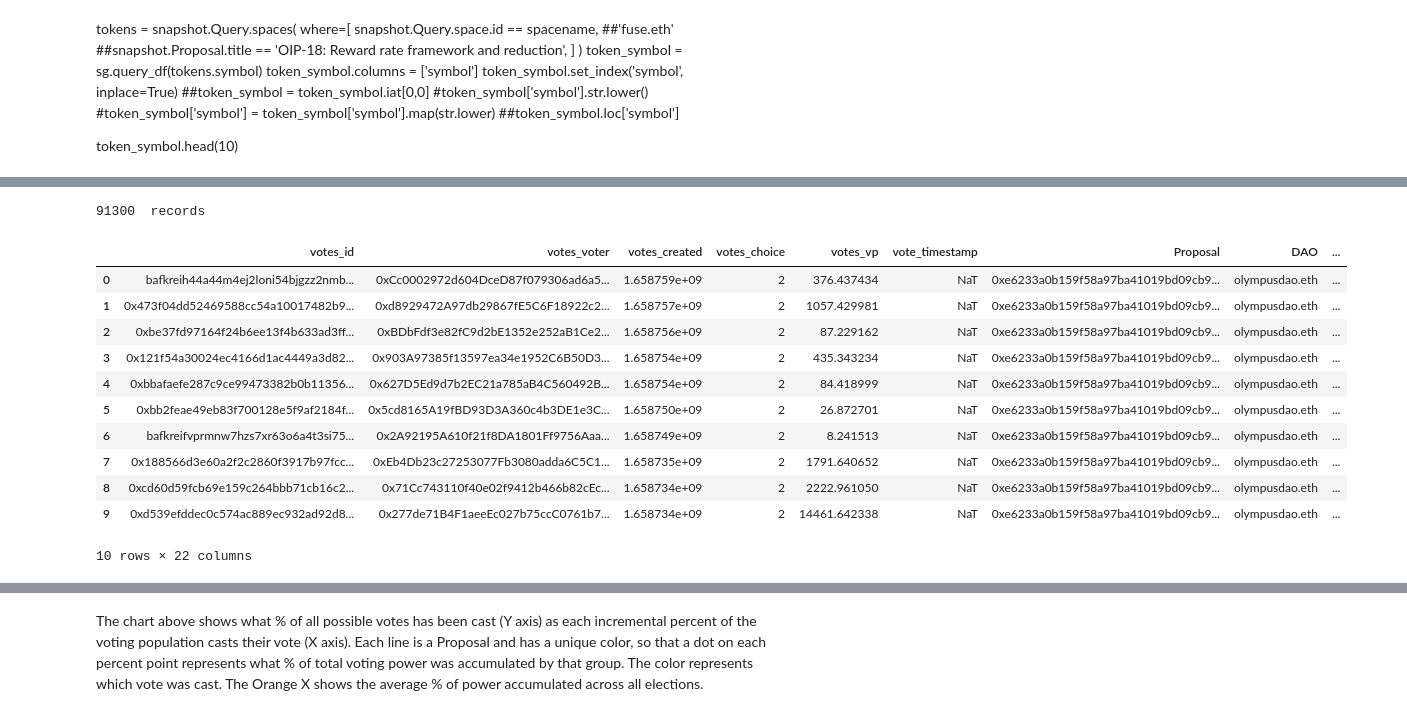
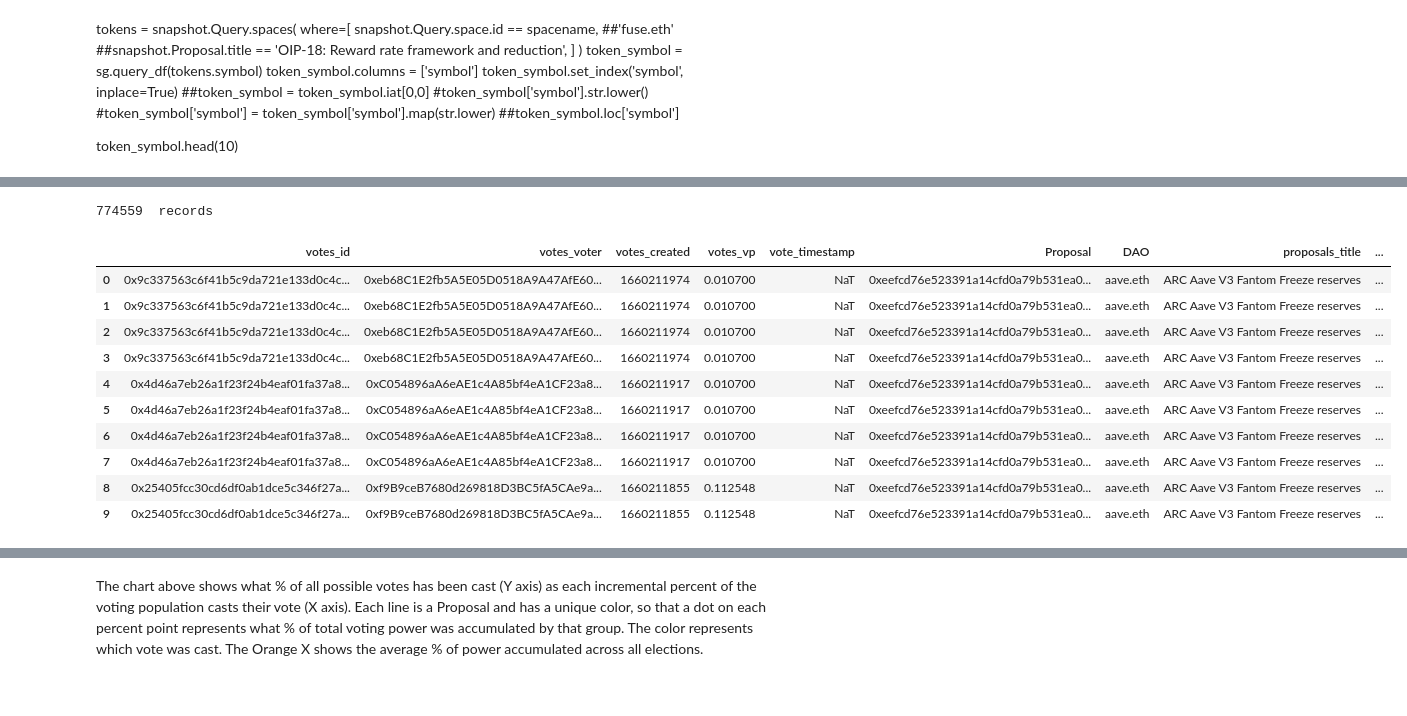
Before and after one commit to EdgeCaser/Snapshotsurfer, a Jupyter notebook: Snapshotsurfer pro.ipynb, the cells around one changed output, grey strips where cells are left out. Saved outputs shown, nothing was run; the diff lists cells and outputs as text; code cells hidden in the pictures.

```diff
--- a/Snapshotsurfer pro.ipynb
+++ b/Snapshotsurfer pro.ipynb
@@ -141,14 +199,20 @@ olympus_governance_view.head(5)
 # %%
 #let's remove duplicate rows the easy way, and add the name of the DAO to the table
-olympus_governance_view_clean = olympus_governance_view.copy(deep=True)
+olympus_governance_view_filtered = olympus_governance_view_filtered.copy(deep=True)
+olympus_governance_view_clean = pd.DataFrame()
 olympus_governance_view_clean = db.query("select "
                                  "  *"
                                  "  , (to_timestamp((proposals_created::bigint)))::date proposal_date  "
                                  ""
-                                 "from olympus_governance_view").df()
+                                 "from olympus_governance_view_filtered ").df()
 #make sure we know which DAO we are working with
 olympus_governance_view_clean.insert(0, 'DAO', spacename)
 #we are going to add the price data for each one of the dates involved using the coingecko API
+olympus_governance_view_clean = olympus_governance_view_clean.replace('[^a-zA-Z0-9,.;,,]', ' ', regex = True)
+#olympus_governance_view_clean = olympus_governance_view_filtered.replace('[^a-zA-Z0-9,.;,,]', ' ', regex = True)
+#olympus_governance_view_clean.replace(r"[^a-zA-Z ]+", " ", " ", regex = True)
 olympus_governance_view_clean['usd_price'] = ""
-olympus_governance_view_clean.head(10)
+
+#olympus_governance_view_clean.dropna(subset=['usd_price'], inplace=True)
+olympus_governance_view_clean.head(100)
 # %% [output]
@@ -298,7 +373,7 @@ while x <total_proposals:
     vote_tracker.id,
     vote_tracker.voter,
     vote_tracker.created,
-    vote_tracker.choice,
+    #vote_tracker.choice,
     vote_tracker.vp
     ])
 
@@ -311,6 +386,6 @@ while x <total_proposals:
 
 print(len(voting_snapshots_list),' records')
 # %% [output]
-91300  records
+774559  records
 # %%
 #spit out the file
@@ -319,19 +395,18 @@ voting_snapshots_list.to_csv(path, index = False)
 # %%
 #I join these two tables to create my charts as it makes life easier. We are going to build the charts here now, so here we go
 governance_data = pd.merge(voting_snapshots_list, olympus_governance_view_clean, how='inner', left_on='Proposal', right_on='proposals_id')
-del governance_data["proposals_body"] #breaks the table with weird characters
+#del governance_data["proposals_body"] #breaks the table with weird characters
 governance_data["vote_value"] = governance_data["votes_vp"]*governance_data["usd_price"]
 governance_data.head(10)
 # %% [output]
-|  | votes_id | votes_voter | votes_created | votes_choice | votes_vp | vote_timestamp | Proposal | DAO | ... |
-| 0 | bafkreih44a44m4ej2loni54bjgzz2nmb... | 0xCc0002972d604DceD87f079306ad6a5... | 1.658759e+09 | 2 | 376.437434 | NaT | 0xe6233a0b159f58a97ba41019bd09cb9... | olympusdao.eth | ... |
-| 1 | 0x473f04dd52469588cc54a10017482b9... | 0xd8929472A97db29867fE5C6F18922c2... | 1.658757e+09 | 2 | 1057.429981 | NaT | 0xe6233a0b159f58a97ba41019bd09cb9... | olympusdao.eth | ... |
-| 2 | 0xbe37fd97164f24b6ee13f4b633ad3ff... | 0xBDbFdf3e82fC9d2bE1352e252aB1Ce2... | 1.658756e+09 | 2 | 87.229162 | NaT | 0xe6233a0b159f58a97ba41019bd09cb9... | olympusdao.eth | ... |
-| 3 | 0x121f54a30024ec4166d1ac4449a3d82... | 0x903A97385f13597ea34e1952C6B50D3... | 1.658754e+09 | 2 | 435.343234 | NaT | 0xe6233a0b159f58a97ba41019bd09cb9... | olympusdao.eth | ... |
-| 4 | 0xbbafaefe287c9ce99473382b0b11356... | 0x627D5Ed9d7b2EC21a785aB4C560492B... | 1.658754e+09 | 2 | 84.418999 | NaT | 0xe6233a0b159f58a97ba41019bd09cb9... | olympusdao.eth | ... |
-| 5 | 0xbb2feae49eb83f700128e5f9af2184f... | 0x5cd8165A19fBD93D3A360c4b3DE1e3C... | 1.658750e+09 | 2 | 26.872701 | NaT | 0xe6233a0b159f58a97ba41019bd09cb9... | olympusdao.eth | ... |
-| 6 | bafkreifvprmnw7hzs7xr63o6a4t3si75... | 0x2A92195A610f21f8DA1801Ff9756Aaa... | 1.658749e+09 | 2 | 8.241513 | NaT | 0xe6233a0b159f58a97ba41019bd09cb9... | olympusdao.eth | ... |
-| 7 | 0x188566d3e60a2f2c2860f3917b97fcc... | 0xEb4Db23c27253077Fb3080adda6C5C1... | 1.658735e+09 | 2 | 1791.640652 | NaT | 0xe6233a0b159f58a97ba41019bd09cb9... | olympusdao.eth | ... |
-| 8 | 0xcd60d59fcb69e159c264bbb71cb16c2... | 0x71Cc743110f40e02f9412b466b82cEc... | 1.658734e+09 | 2 | 2222.961050 | NaT | 0xe6233a0b159f58a97ba41019bd09cb9... | olympusdao.eth | ... |
-| 9 | 0xd539efddec0c574ac889ec932ad92d8... | 0x277de71B4F1aeeEc027b75ccC0761b7... | 1.658734e+09 | 2 | 14461.642338 | NaT | 0xe6233a0b159f58a97ba41019bd09cb9... | olympusdao.eth | ... |
+|  | votes_id | votes_voter | votes_created | votes_vp | vote_timestamp | Proposal | DAO | proposals_title | ... |
+| 0 | 0x9c337563c6f41b5c9da721e133d0c4c... | 0xeb68C1E2fb5A5E05D0518A9A47AfE60... | 1660211974 | 0.010700 | NaT | 0xeefcd76e523391a14cfd0a79b531ea0... | aave.eth | ARC Aave V3 Fantom Freeze reserves | ... |
+| 1 | 0x9c337563c6f41b5c9da721e133d0c4c... | 0xeb68C1E2fb5A5E05D0518A9A47AfE60... | 1660211974 | 0.010700 | NaT | 0xeefcd76e523391a14cfd0a79b531ea0... | aave.eth | ARC Aave V3 Fantom Freeze reserves | ... |
+| 2 | 0x9c337563c6f41b5c9da721e133d0c4c... | 0xeb68C1E2fb5A5E05D0518A9A47AfE60... | 1660211974 | 0.010700 | NaT | 0xeefcd76e523391a14cfd0a79b531ea0... | aave.eth | ARC Aave V3 Fantom Freeze reserves | ... |
+| 3 | 0x9c337563c6f41b5c9da721e133d0c4c... | 0xeb68C1E2fb5A5E05D0518A9A47AfE60... | 1660211974 | 0.010700 | NaT | 0xeefcd76e523391a14cfd0a79b531ea0... | aave.eth | ARC Aave V3 Fantom Freeze reserves | ... |
+| 4 | 0x4d46a7eb26a1f23f24b4eaf01fa37a8... | 0xC054896aA6eAE1c4A85bf4eA1CF23a8... | 1660211917 | 0.010700 | NaT | 0xeefcd76e523391a14cfd0a79b531ea0... | aave.eth | ARC Aave V3 Fantom Freeze reserves | ... |
+| 5 | 0x4d46a7eb26a1f23f24b4eaf01fa37a8... | 0xC054896aA6eAE1c4A85bf4eA1CF23a8... | 1660211917 | 0.010700 | NaT | 0xeefcd76e523391a14cfd0a79b531ea0... | aave.eth | ARC Aave V3 Fantom Freeze reserves | ... |
+| 6 | 0x4d46a7eb26a1f23f24b4eaf01fa37a8... | 0xC054896aA6eAE1c4A85bf4eA1CF23a8... | 1660211917 | 0.010700 | NaT | 0xeefcd76e523391a14cfd0a79b531ea0... | aave.eth | ARC Aave V3 Fantom Freeze reserves | ... |
+| 7 | 0x4d46a7eb26a1f23f24b4eaf01fa37a8... | 0xC054896aA6eAE1c4A85bf4eA1CF23a8... | 1660211917 | 0.010700 | NaT | 0xeefcd76e523391a14cfd0a79b531ea0... | aave.eth | ARC Aave V3 Fantom Freeze reserves | ... |
+| 8 | 0x25405fcc30cd6df0ab1dce5c346f27a... | 0xf9B9ceB7680d269818D3BC5fA5CAe9a... | 1660211855 | 0.112548 | NaT | 0xeefcd76e523391a14cfd0a79b531ea0... | aave.eth | ARC Aave V3 Fantom Freeze reserves | ... |
+| 9 | 0x25405fcc30cd6df0ab1dce5c346f27a... | 0xf9B9ceB7680d269818D3BC5fA5CAe9a... | 1660211855 | 0.112548 | NaT | 0xeefcd76e523391a14cfd0a79b531ea0... | aave.eth | ARC Aave V3 Fantom Freeze reserves | ... |
-10 rows × 22 columns
```
Also changed, not shown: parts of 43 cells of this notebook.
